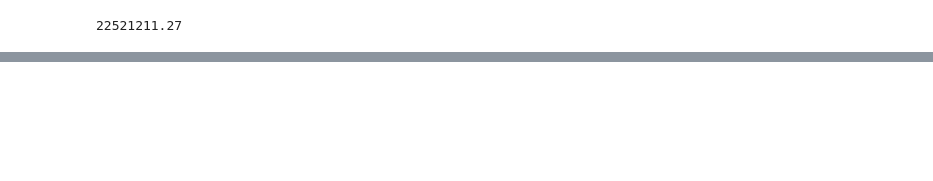
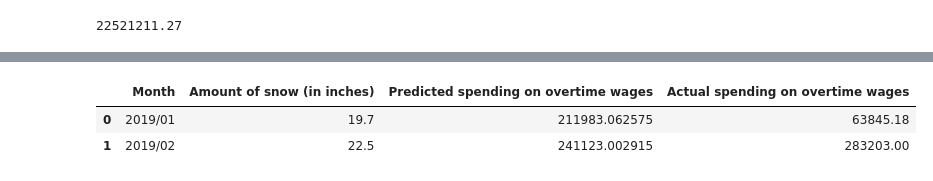
Before and after one commit to tylerharter/s19-city-t1, a Jupyter notebook: Madison Snowfall Visualization.ipynb, the cells around one changed output, grey strips where cells are left out. Cells and saved outputs as stored; diff of their text form; code cells hidden in the pictures; blank space fills up the shorter version.

Commit message:
final changes, changed tick values, calculated predicted spending

```diff
--- a/Madison Snowfall Visualization.ipynb
+++ b/Madison Snowfall Visualization.ipynb
@@ -258,0 +246,28 @@ sns.regplot(x='Amount of snow (in inches)', y='Amount spent on hourly overtime w
+# %%
+#snow_2019 = r_df['Amount of snow (in inches)']
+#spend_2019 = snow_2019*10407.12155 + 6962.76804
+#spend_2019
+spend_2019 = city_df[['ORG', 'OBJECT', 'DESCRIPTION', 'YEAR', 'MONTH', 'AMOUNT', 'EFF DATE']]
+spend_2019 = spend_2019.drop(spend_2019[spend_2019.YEAR == '2018'].index)
+spend_2019 = spend_2019.drop(spend_2019[spend_2019.YEAR == '2017'].index)
+spend_2019 = spend_2019.drop(spend_2019[spend_2019.YEAR == '2016'].index)
+spend_2019 = spend_2019.drop(spend_2019[spend_2019.YEAR == '2015'].index)
+spend_2019['Date'] = spend_2019['YEAR'].astype(str)+'/'+spend_2019['MONTH'].astype(str)
+spend_2019 = spend_2019.loc[spend_2019['OBJECT'] == 51310]
+spend_2019=spend_2019.groupby(['Date'])['AMOUNT'].sum().reset_index()
+snow_2019 = weather_df[['DailySnowfall', "DailySnowDepth", "MONTH", "YEAR", "DATE"]]
+snow_2019 = snow_2019.drop(snow_2019[snow_2019.YEAR == 2018].index)
+snow_2019 = snow_2019.drop(snow_2019[snow_2019.YEAR == 2017].index)
+snow_2019 = snow_2019.drop(snow_2019[snow_2019.YEAR == 2016].index)
+snow_2019 = snow_2019.drop(snow_2019[snow_2019.YEAR == 2015].index)
+snow_2019['Date'] = snow_2019['YEAR'].astype(str)+'/'+snow_2019['MONTH'].astype(str)
+snow_2019=snow_2019.groupby(['Date'])['DailySnowfall'].sum().reset_index()
+snow_2019=snow_2019.drop(2)
+snow_2019['Predicted'] = 10407.12155*snow_2019['DailySnowfall'] + 6962.76804
+combined_df = pd.merge(snow_2019, spend_2019, on='Date')
+combined_df=combined_df.rename(columns={'Date': 'Month', 'DailySnowfall': 'Amount of snow (in inches)', 'Predicted': 'Predicted spending on overtime wages', 'AMOUNT': 'Actual spending on overtime wages'})
+combined_df['Error'] = pd.Series(np.array([])
+# %% [output]
+|  | Month | Amount of snow (in inches) | Predicted spending on overtime wages | Actual spending on overtime wages |
+| 0 | 2019/01 | 19.7 | 211983.062575 | 63845.18 |
+| 1 | 2019/02 | 22.5 | 241123.002915 | 283203.00 |
```
Also changed, not shown: parts of 10 cells of this notebook.
